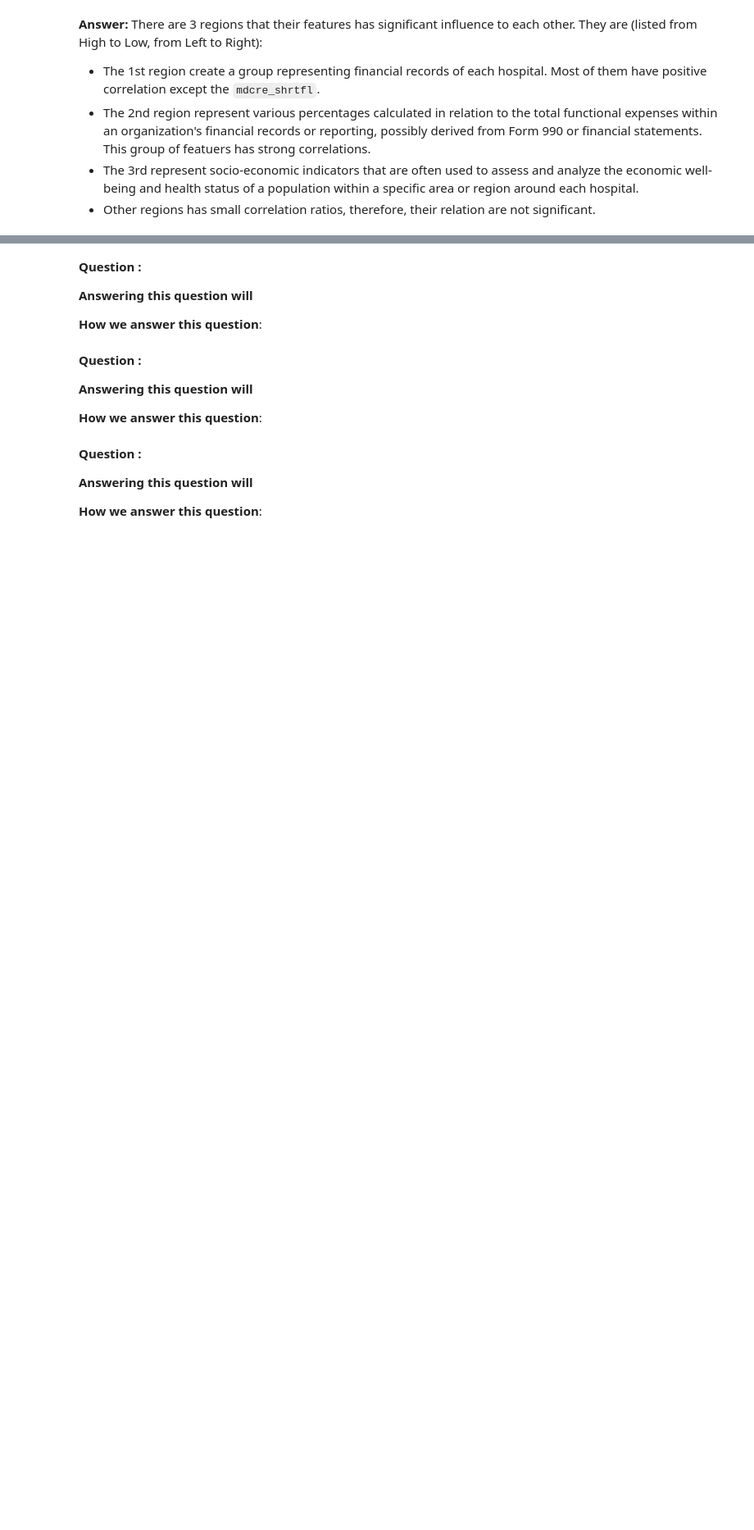
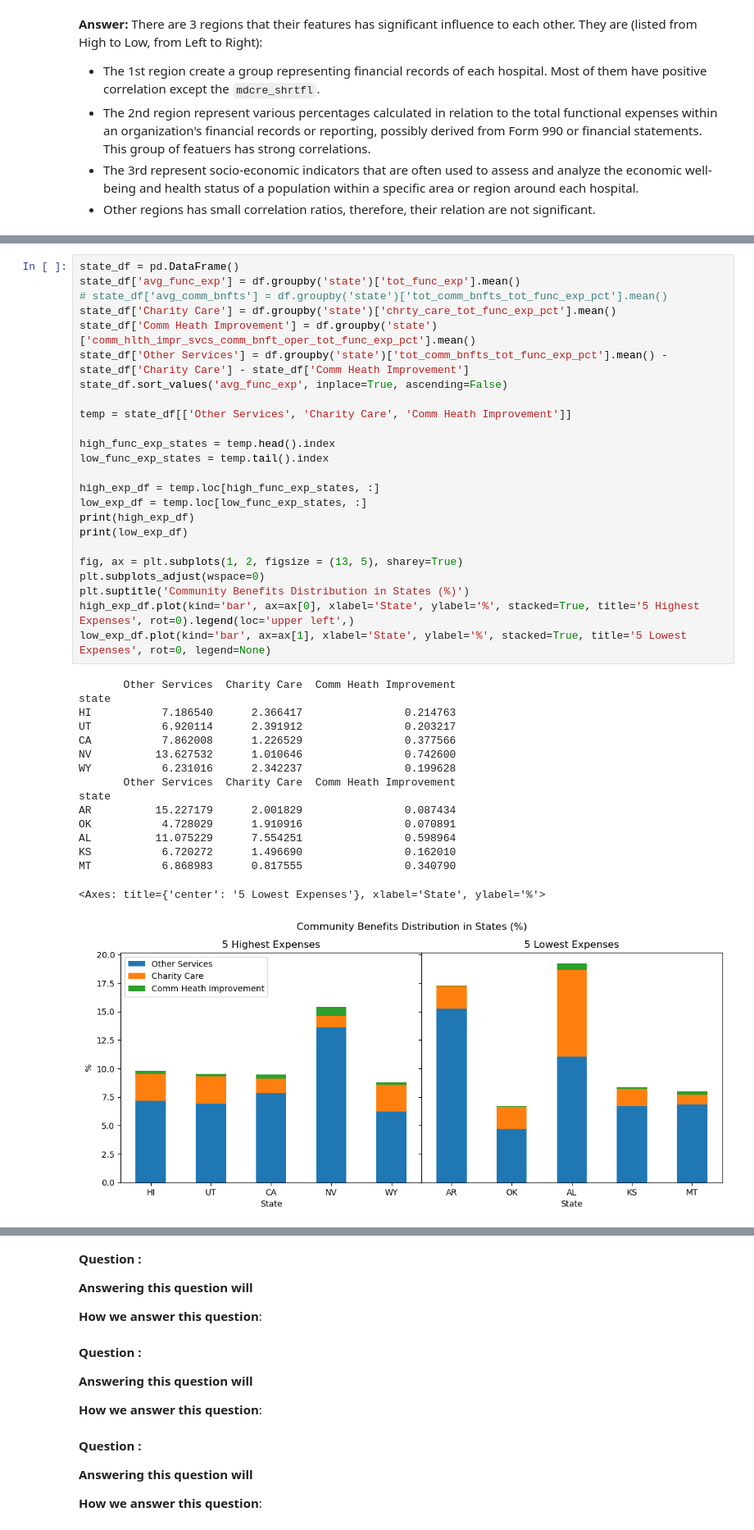
Before and after one commit to gigachad0209/Final-Project---NMKHDL, a Jupyter notebook: eda.ipynb, the cells around one changed output, grey strips where cells are left out. Shown: that part at 82% size. Cells and saved outputs as stored; diff of their text form; blank space fills up the shorter version.

```diff
--- a/eda.ipynb
+++ b/eda.ipynb
@@ -84,0 +85,41 @@ Index(['hospital_id', 'ein', 'hospital_bed_count', 'medicare_provider_number',
+# %%
+state_df = pd.DataFrame()
+state_df['avg_func_exp'] = df.groupby('state')['tot_func_exp'].mean()
+# state_df['avg_comm_bnfts'] = df.groupby('state')['tot_comm_bnfts_tot_func_exp_pct'].mean()
+state_df['Charity Care'] = df.groupby('state')['chrty_care_tot_func_exp_pct'].mean()
+state_df['Comm Heath Improvement'] = df.groupby('state')['comm_hlth_impr_svcs_comm_bnft_oper_tot_func_exp_pct'].mean()
+state_df['Other Services'] = df.groupby('state')['tot_comm_bnfts_tot_func_exp_pct'].mean() - state_df['Charity Care'] - state_df['Comm Heath Improvement']
+state_df.sort_values('avg_func_exp', inplace=True, ascending=False)
+
+temp = state_df[['Other Services', 'Charity Care', 'Comm Heath Improvement']]
+
+high_func_exp_states = temp.head().index
+low_func_exp_states = temp.tail().index
+
+high_exp_df = temp.loc[high_func_exp_states, :]
+low_exp_df = temp.loc[low_func_exp_states, :]
+print(high_exp_df)
+print(low_exp_df)
+
+fig, ax = plt.subplots(1, 2, figsize = (13, 5), sharey=True)
+plt.subplots_adjust(wspace=0)
+plt.suptitle('Community Benefits Distribution in States (%)')
+high_exp_df.plot(kind='bar', ax=ax[0], xlabel='State', ylabel='%', stacked=True, title='5 Highest Expenses', rot=0).legend(loc='upper left',)
+low_exp_df.plot(kind='bar', ax=ax[1], xlabel='State', ylabel='%', stacked=True, title='5 Lowest Expenses', rot=0, legend=None)
+# %% [output]
+       Other Services  Charity Care  Comm Heath Improvement
+state
+HI           7.186540      2.366417                0.214763
+UT           6.920114      2.391912                0.203217
+CA           7.862008      1.226529                0.377566
+NV          13.627532      1.010646                0.742600
+WY           6.231016      2.342237                0.199628
+       Other Services  Charity Care  Comm Heath Improvement
+state
+AR          15.227179      2.001829                0.087434
+OK           4.728029      1.910916                0.070891
+AL          11.075229      7.554251                0.598964
+KS           6.720272      1.496690                0.162010
+MT           6.868983      0.817555                0.340790
+<Axes: title={'center': '5 Lowest Expenses'}, xlabel='State', ylabel='%'>
+[figure, added]
```
Also changed, not shown: parts of 9 cells of this notebook.
